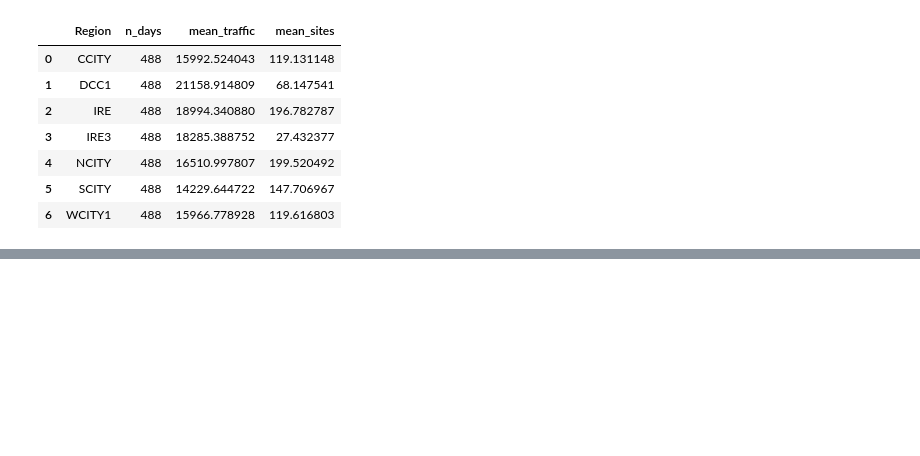
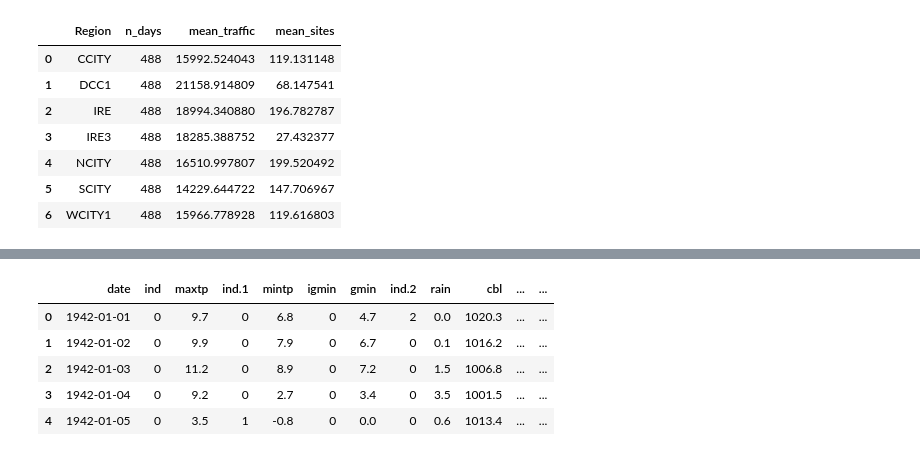
Before and after one commit to jako6f/dublin-air-quality-forecasting, a Jupyter notebook: notebooks/dublin_air_quality_forecasting.ipynb, the cells around one changed output, grey strips where cells are left out. Drawn from its saved outputs; the diff is of its cells as text; code cells hidden in the pictures; blank space fills up the shorter version.

Commit message:
refined data aggregation + merging

```diff
--- a/notebooks/dublin_air_quality_forecasting.ipynb
+++ b/notebooks/dublin_air_quality_forecasting.ipynb
@@ -1116,0 +921,77 @@ The final decision is whether the target should really be interpreted as **“ne
+# %%
+from pathlib import Path
+import pandas as pd
+
+# -----------------------------
+# Paths
+# -----------------------------
+project_root = Path("/Users/jakoblutkemeier/Documents/projects/dublin-air-quality-forecasting")
+
+weather_path = project_root / "data" / "external" / "airport_weather.csv"
+weather_output_path = project_root / "data" / "processed" / "weather_daily_prepared.csv"
+
+# -----------------------------
+# Load raw weather data
+# -----------------------------
+weather_df = pd.read_csv(weather_path, skiprows=25)
+
+weather_df["date"] = pd.to_datetime(
+    weather_df["date"],
+    format="%d-%b-%Y",
+    errors="coerce"
+)
+
+print("Raw weather shape:")
+print(weather_df.shape)
+display(weather_df.head())
+
+# -----------------------------
+# Keep only project period
+# -----------------------------
+start_date = pd.Timestamp("2021-05-01")
+end_date = pd.Timestamp("2022-08-31")
+
+weather_df = weather_df[weather_df["date"].between(start_date, end_date)].copy()
+
+# -----------------------------
+# Drop unnecessary columns
+# -----------------------------
+cols_to_drop = [
+    "ind", "ind.1", "igmin", "ind.2", "gmin", "ind.3", "ind.4",
+    "ddhm", "ind.5", "dos", "smd_wd", "smd_md", "smd_pd", "cbl", "soil"
+]
+existing_drop_cols = [col for col in cols_to_drop if col in weather_df.columns]
+weather_df = weather_df.drop(columns=existing_drop_cols)
+
+# -----------------------------
+# Coerce non-date columns to numeric
+# -----------------------------
+for col in weather_df.columns:
+    if col != "date":
+        weather_df[col] = pd.to_numeric(weather_df[col], errors="coerce")
+
+# -----------------------------
+# Keep one row per date
+# -----------------------------
+weather_daily = (
+    weather_df
+    .drop_duplicates(subset=["date"])
+    .sort_values("date")
+    .reset_index(drop=True)
+)
+
+print("\nPrepared weather shape:")
+print(weather_daily.shape)
+display(weather_daily.head())
+
+print("\nDuplicate dates:")
+print(weather_daily.duplicated(subset=["date"]).sum())
+
+# -----------------------------
+# Save prepared weather data
+# -----------------------------
+weather_output_path.parent.mkdir(parents=True, exist_ok=True)
+weather_daily.to_csv(weather_output_path, index=False)
+
+print(f"\nSaved prepared weather data to:\n{weather_output_path}")
+# %% [output]
@@ -1116,0 +1000,6 @@ The final decision is whether the target should really be interpreted as **“ne
+|  | date | ind | maxtp | ind.1 | mintp | igmin | gmin | ind.2 | rain | cbl | ... | ... |
+| 0 | 1942-01-01 | 0 | 9.7 | 0 | 6.8 | 0 | 4.7 | 2 | 0.0 | 1020.3 | ... | ... |
+| 1 | 1942-01-02 | 0 | 9.9 | 0 | 7.9 | 0 | 6.7 | 0 | 0.1 | 1016.2 | ... | ... |
+| 2 | 1942-01-03 | 0 | 11.2 | 0 | 8.9 | 0 | 7.2 | 0 | 1.5 | 1006.8 | ... | ... |
+| 3 | 1942-01-04 | 0 | 9.2 | 0 | 2.7 | 0 | 3.4 | 0 | 3.5 | 1001.5 | ... | ... |
+| 4 | 1942-01-05 | 0 | 3.5 | 1 | -0.8 | 0 | 0.0 | 0 | 0.6 | 1013.4 | ... | ... |
```
Also changed, not shown: parts of 20 cells of this notebook, 6 other files.
